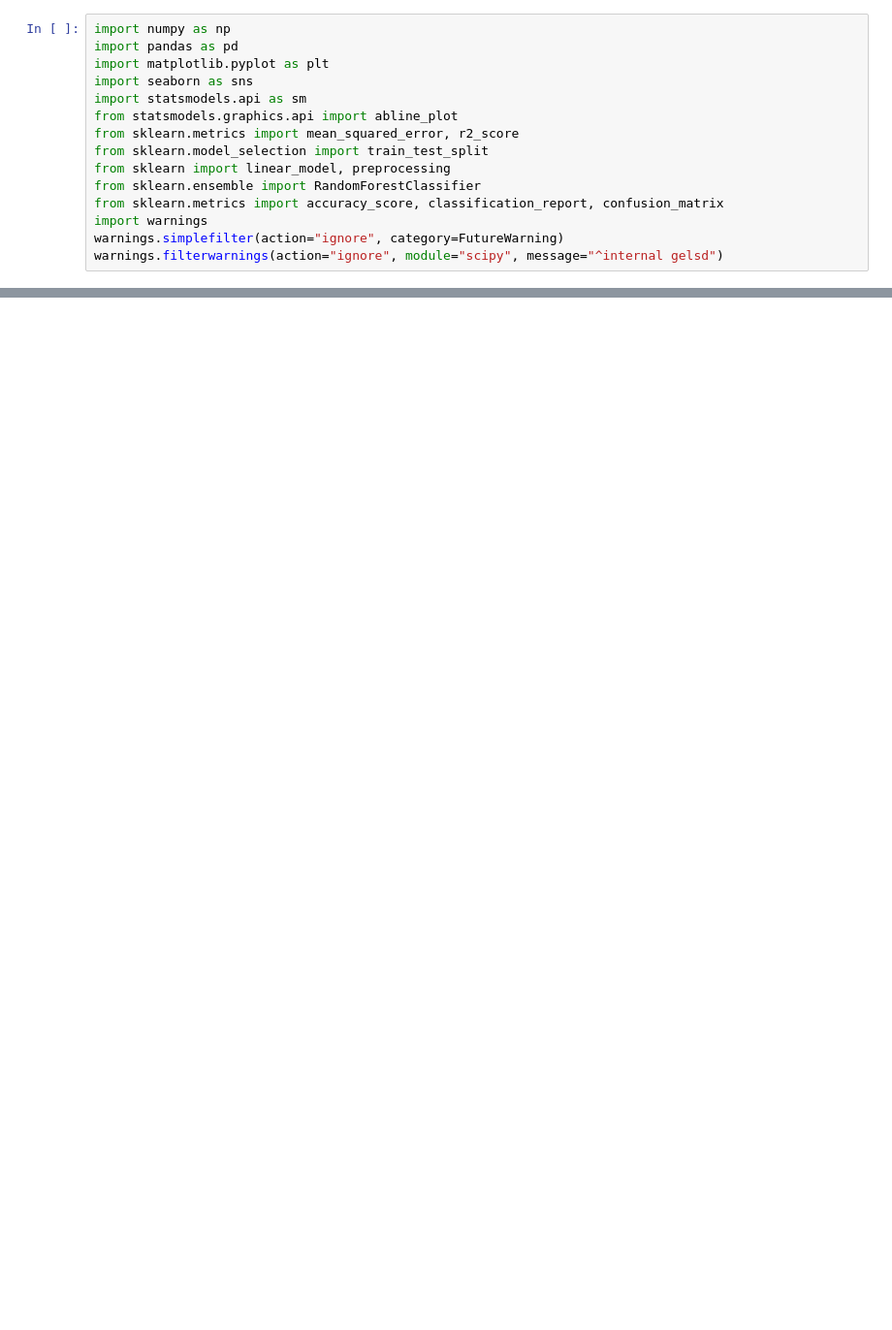
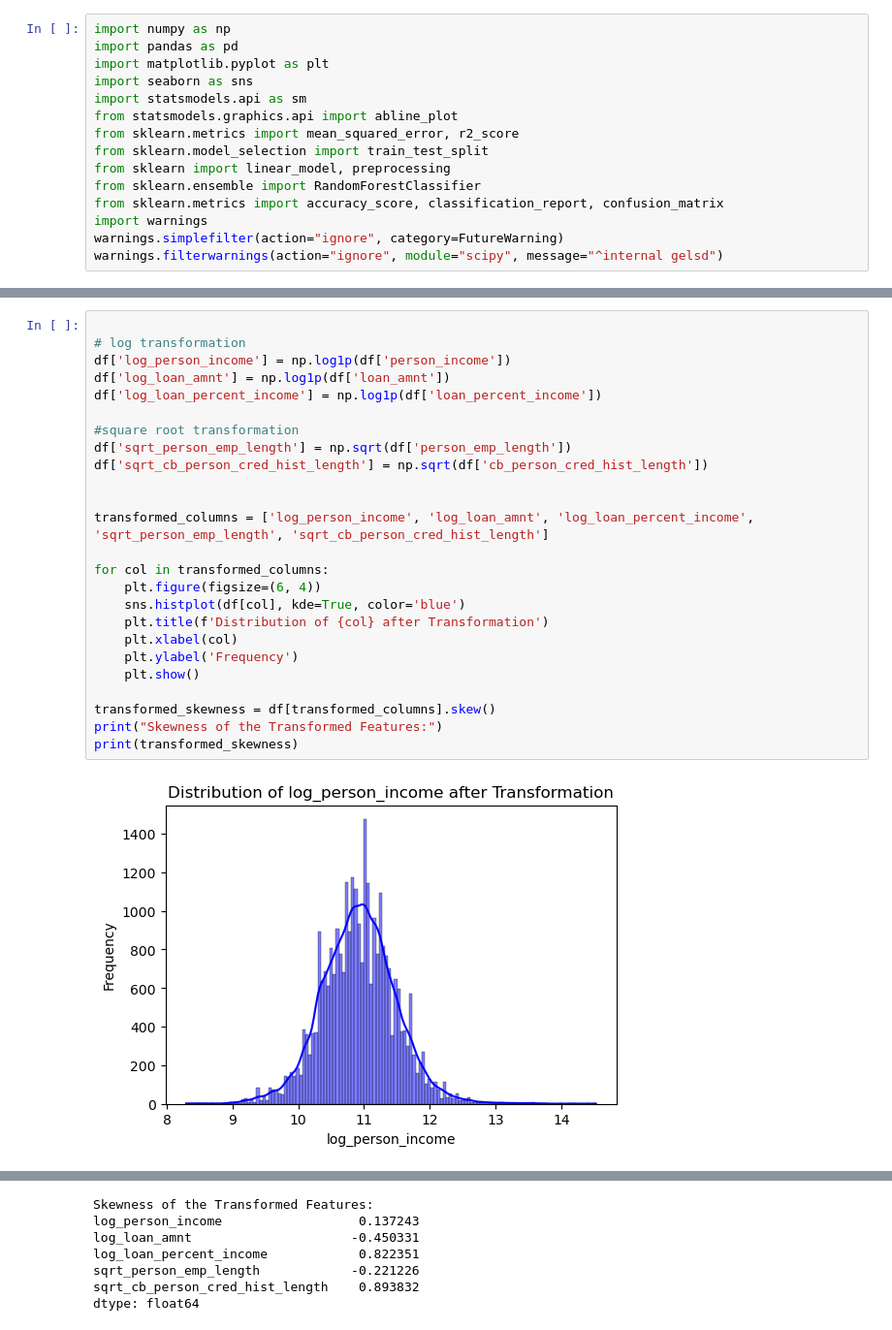
Before and after one commit to Dardeep/Loan-Default-Prediction-3, a Jupyter notebook: notebooks/feature_engineering.ipynb, the cells around one changed output, grey strips where cells are left out. Shown at 97% size. Cells and saved outputs as stored; diff of their text form; blank space fills up the shorter version.

```diff
--- a/notebooks/feature_engineering.ipynb
+++ b/notebooks/feature_engineering.ipynb
@@ -282,0 +161,27 @@ Data saved
+# %%
+
+# log transformation
+df['log_person_income'] = np.log1p(df['person_income'])
+df['log_loan_amnt'] = np.log1p(df['loan_amnt'])
+df['log_loan_percent_income'] = np.log1p(df['loan_percent_income'])
+
+#square root transformation
+df['sqrt_person_emp_length'] = np.sqrt(df['person_emp_length'])
+df['sqrt_cb_person_cred_hist_length'] = np.sqrt(df['cb_person_cred_hist_length'])
+
+
+transformed_columns = ['log_person_income', 'log_loan_amnt', 'log_loan_percent_income', 'sqrt_person_emp_length', 'sqrt_cb_person_cred_hist_length']
+
+for col in transformed_columns:
+    plt.figure(figsize=(6, 4))
+    sns.histplot(df[col], kde=True, color='blue')
+    plt.title(f'Distribution of {col} after Transformation')
+    plt.xlabel(col)
+    plt.ylabel('Frequency')
+    plt.show()
+
+transformed_skewness = df[transformed_columns].skew()
+print("Skewness of the Transformed Features:")
+print(transformed_skewness)
+# %% [output]
+[figure, added]
@@ -282,0 +192,7 @@ Data saved
+Skewness of the Transformed Features:
+log_person_income                  0.137243
+log_loan_amnt                     -0.450331
+log_loan_percent_income            0.822351
+sqrt_person_emp_length            -0.221226
+sqrt_cb_person_cred_hist_length    0.893832
+dtype: float64
```
Also changed, not shown: parts of 68 cells of this notebook, 2 other files.
